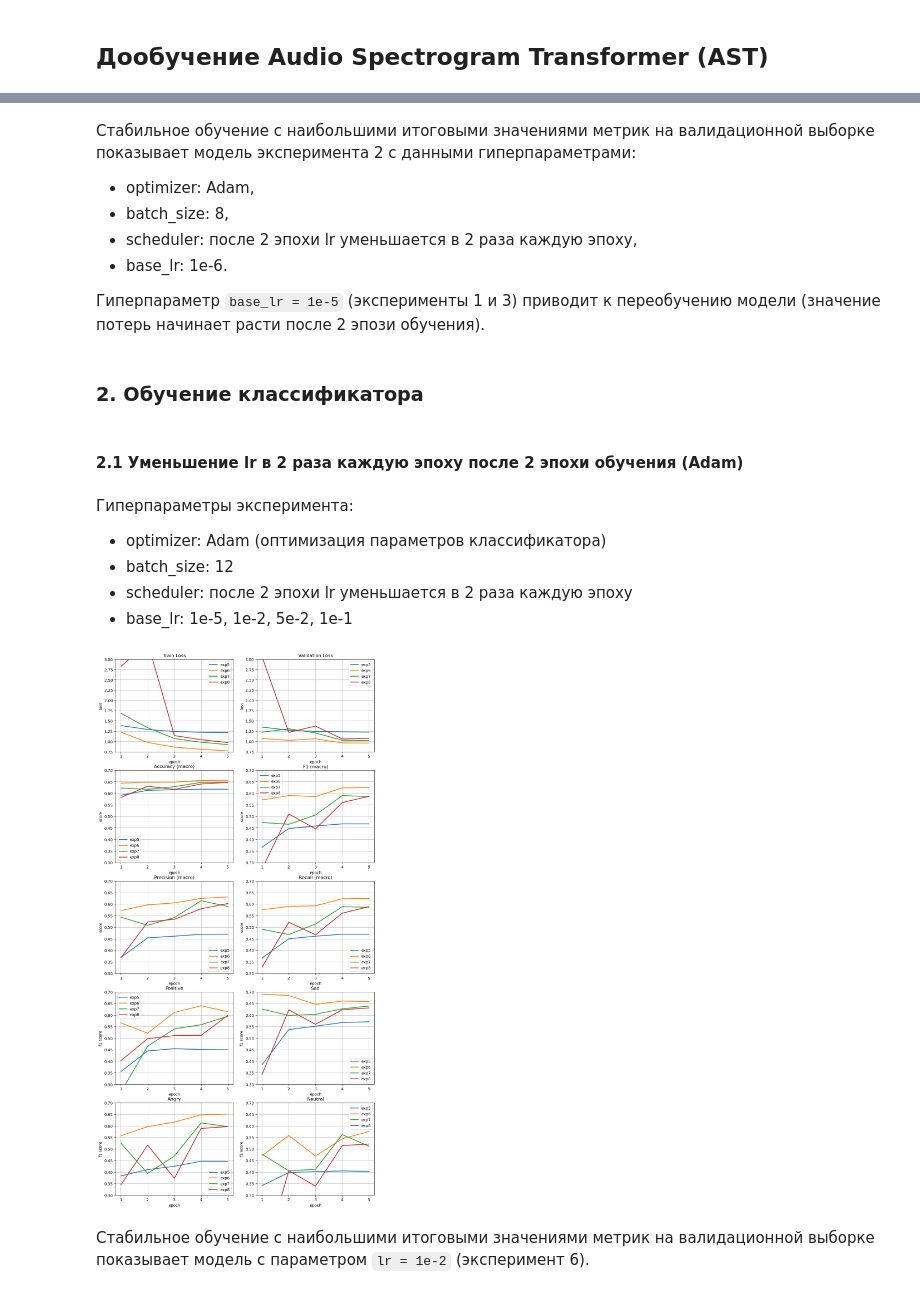
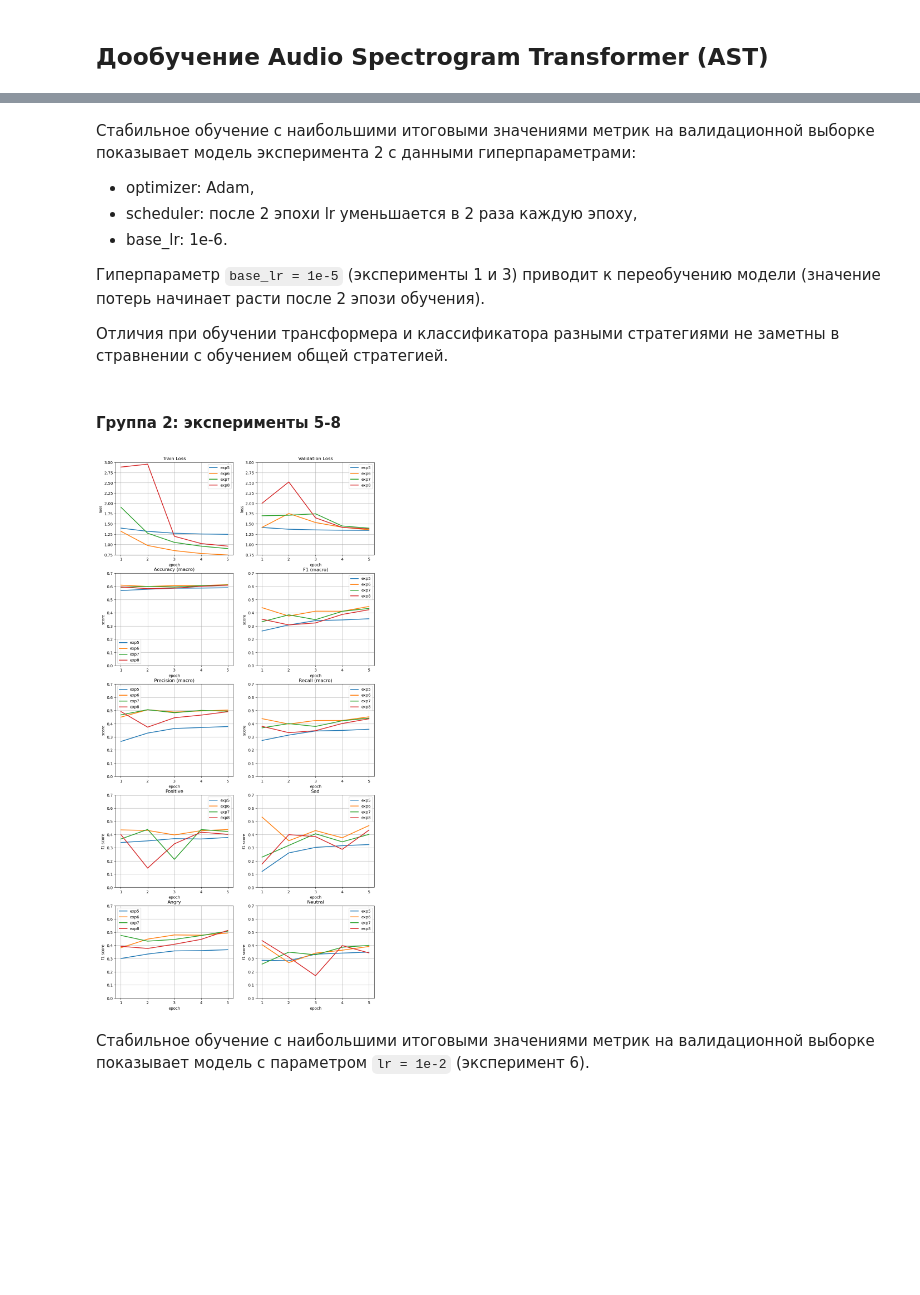
Before and after one commit to ArinaOwl/speech_emotion_recognition, a Jupyter notebook: ser_experiments/emo_classification_pretrained.ipynb, the cells around one changed output, grey strips where cells are left out. Cells and saved outputs as stored; diff of their text form; code cells hidden in the pictures; blank space fills up the shorter version.

```diff
--- a/ser_experiments/emo_classification_pretrained.ipynb
+++ b/ser_experiments/emo_classification_pretrained.ipynb
@@ -431,18 +344,9 @@ experiment_plots([1, 2, 3, 4], loss_ylim=[0, 1], score_ylim=[0.55, 0.85])
 Стабильное обучение с наибольшими итоговыми значениями метрик на валидационной выборке показывает модель эксперимента 2 с данными гиперпараметрами:
 
 - optimizer: Adam,
-- batch_size: 8,
 - scheduler: после 2 эпохи lr уменьшается в 2 раза каждую эпоху,
 - base_lr: 1e-6.
 
 Гиперпараметр `base_lr = 1e-5` (эксперименты 1 и 3) приводит к переобучению модели (значение потерь начинает расти после 2 эпози обучения).
+
+Отличия при обучении трансформера и классификатора разными стратегиями не заметны в стравнении с обучением общей стратегией.
-# %% [markdown]
-### 2. Обучение классификатора
-# %% [markdown]
-#### 2.1 Уменьшение lr в 2 раза каждую эпоху после 2 эпохи обучения (Adam)
-# %% [markdown]
-Гиперпараметры эксперимента:
-- optimizer: Adam (оптимизация параметров классификатора)
-- batch_size: 12
-- scheduler: после 2 эпохи lr уменьшается в 2 раза каждую эпоху
-- base_lr: 1e-5, 1e-2, 5e-2, 1e-1
@@ -585,6 +353,8 @@ torch.cuda.empty_cache()
+# %% [markdown]
+#### Группа 2: эксперименты 5-8
 # %%
-experiment_plots([5, 6, 7, 8], loss_ylim=[0.75, 3], score_ylim=[0.3, 0.7])
+experiment_plots([5, 6, 7, 8], loss_ylim=[0.75, 3], score_ylim=[0, 0.7])
 # %% [output]
-[figure, old version]
+[figure, new version]
 # %% [markdown]
 Стабильное обучение с наибольшими итоговыми значениями метрик на валидационной выборке показывает модель с параметром `lr = 1e-2` (эксперимент 6).
```
Also changed, not shown: parts of 61 cells of this notebook.
